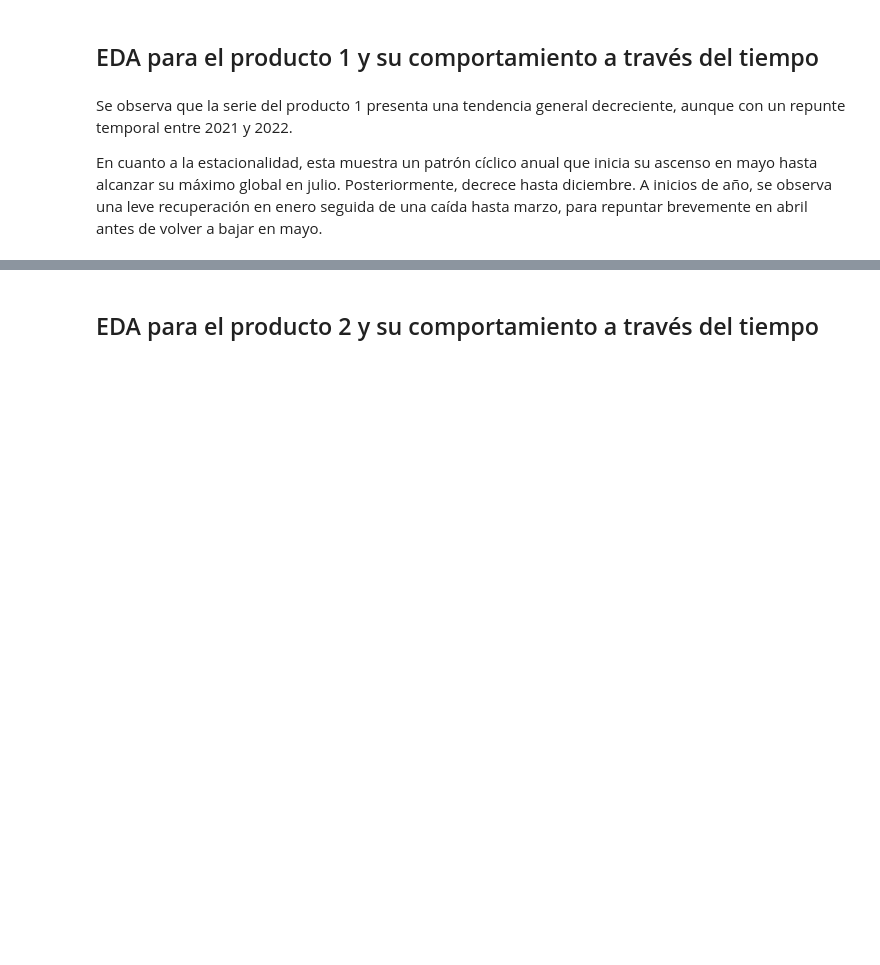
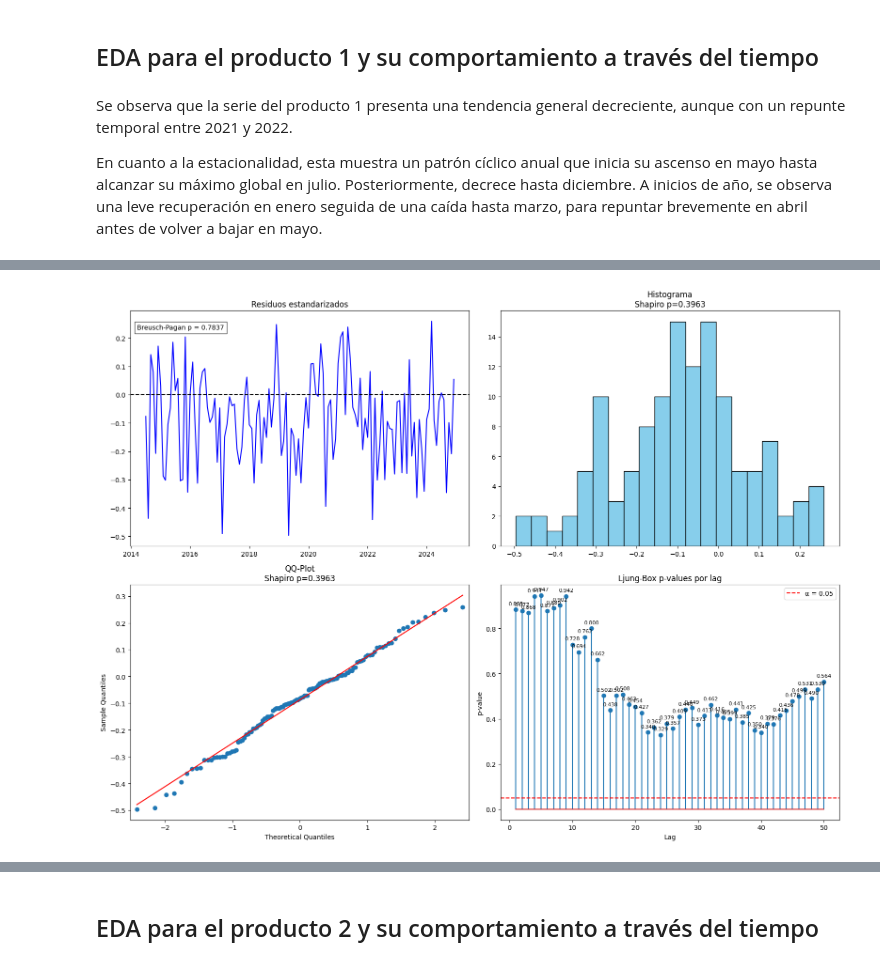
Before and after one commit to juanseo/AA3_Series_de_Tiempo, a Jupyter notebook: final/src/Taller_FinalAA3_JuanSebastianOrozcoHernandez.ipynb, the cells around one changed output, grey strips where cells are left out. Drawn from its saved outputs; the diff is of its cells as text; code cells hidden in the pictures; blank space fills up the shorter version.

Commit message:
Se finalizan las 2 versiones: V1 con ARIMA y uso de auto_arima y la V2 que es con HW, SARIMA y Prophet + Imagenes, html, etc.

```diff
--- a/final/src/Taller_FinalAA3_JuanSebastianOrozcoHernandez.ipynb
+++ b/final/src/Taller_FinalAA3_JuanSebastianOrozcoHernandez.ipynb
@@ -381,0 +414,17 @@ def plot_ets_rmse_interactive(results_df, html_path="ets_rmse.html", png_path="e
+# %%
+serie = df.set_index("mes")["producto1"]
+model_arima = auto_arima(
+    serie,
+    start_p=1, max_p=3,
+    start_d=0, max_d=1,
+    start_q=1, max_q=3,
+    start_P=1, max_P=3,
+    start_D=0, max_D=1,
+    start_Q=1, max_Q=3,
+    m=12,
+    seasonal=True,
+    trace=True,
+    stepwise=True,
+    error_action="ignore",
+    suppress_warnings=True
+)
@@ -381,0 +589,42 @@ def plot_ets_rmse_interactive(results_df, html_path="ets_rmse.html", png_path="e
+# %%
+residuals = model_arima.resid()
+resid_std = (residuals - np.mean(residuals)) / np.std(residuals)
+resid_std = resid_std[1:]
+shapiro_stat, shapiro_p = stats.shapiro(resid_std)
+lb = acorr_ljungbox(resid_std, lags=50, return_df=True)
+lb_stat = lb["lb_stat"].values
+lb_pvalues = lb["lb_pvalue"].values.astype(float)
+X = np.column_stack([
+    np.ones(len(resid_std)),
+    np.arange(len(resid_std))
+])
+bp_stat, bp_p, _, _ = het_breuschpagan(resid_std, X)
+fig, ax = plt.subplots(2, 2, figsize=(16, 12))
+ax[0, 0].plot(resid_std, color="blue")
+ax[0, 0].axhline(0, linestyle="--", color="black")
+ax[0, 0].set_title("Residuos estandarizados")
+ax[0, 0].text(
+    0.02, 0.92,
+    f"Breusch-Pagan p = {bp_p:.4f}",
+    transform=ax[0, 0].transAxes,
+    fontsize=10,
+    bbox=dict(facecolor='white', alpha=0.7)
+)
+ax[0, 1].hist(resid_std, bins=20, color="skyblue", edgecolor="black")
+ax[0, 1].set_title(f"Histograma\nShapiro p={shapiro_p:.4f}")
+qqplot(resid_std, line='s', ax=ax[1, 0])
+ax[1, 0].set_title(f"QQ-Plot\nShapiro p={shapiro_p:.4f}")
+lags = np.arange(1, 51)
+ax[1, 1].stem(lags, lb_pvalues)
+ax[1, 1].set_title("Ljung-Box p-values por lag")
+ax[1, 1].set_xlabel("Lag")
+ax[1, 1].set_ylabel("p-value")
+ax[1, 1].axhline(0.05, color="red", linestyle="--", label="α = 0.05")
+ax[1, 1].legend()
+for lag, p in zip(lags, lb_pvalues):
+    ax[1, 1].text(lag, p + 0.02, f"{p:.3f}", ha='center', fontsize=8)
+
+plt.tight_layout()
+plt.show()
+# %% [output]
+[figure, added]
```
Also changed, not shown: parts of 13 cells of this notebook, 12 other files.
